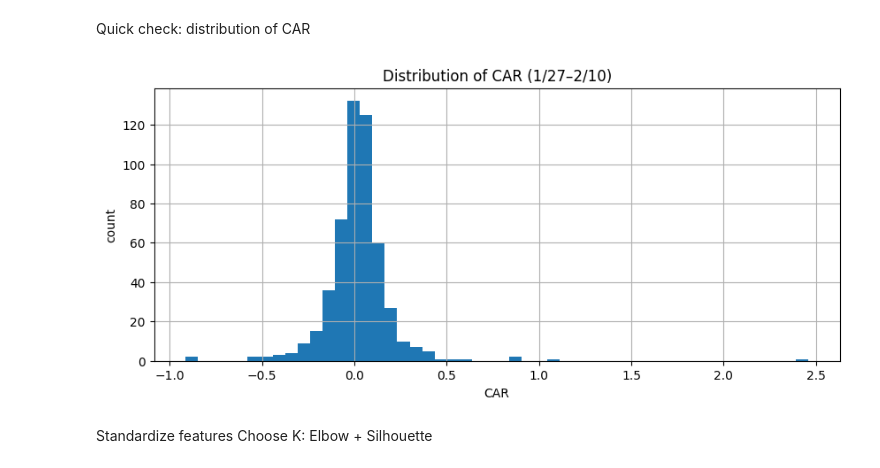
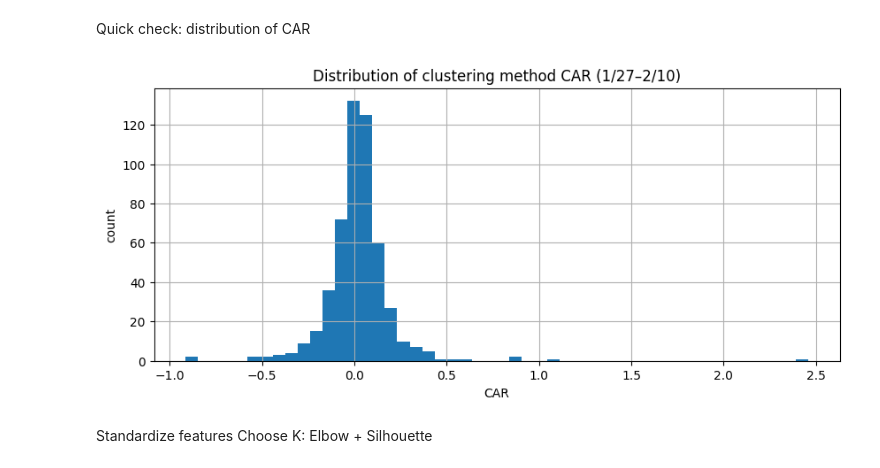
Before and after one commit to yc4704/deepseek-event-study-ml, a Jupyter notebook: code/y_label/clustering_version/y_construction_car.ipynb.ipynb, the cells around one changed output. Saved outputs shown, nothing was run; the diff lists cells and outputs as text; code cells hidden in the pictures.

Commit message:
download plot for presentation

```diff
--- a/code/y_label/clustering_version/y_construction_car.ipynb.ipynb
+++ b/code/y_label/clustering_version/y_construction_car.ipynb.ipynb
@@ -292,12 +292,13 @@ Quick check: distribution of CAR
 # %%
 plt.figure(figsize=(10,4))
 features["CAR"].hist(bins=50)
-plt.title("Distribution of CAR (1/27–2/10)")
+plt.title("Distribution of clustering method CAR (1/27–2/10)")
 plt.xlabel("CAR")
 plt.ylabel("count")
+plt.savefig("car_distribution_clustering.png", dpi=300, bbox_inches="tight")
 plt.show()
 # %% [output]
-[figure, old version]
+[figure, new version]
 # %% [markdown]
 Standardize features
 Choose K: Elbow + Silhouette
```
Also changed, not shown: parts of 2 cells of this notebook, 6 other files.
